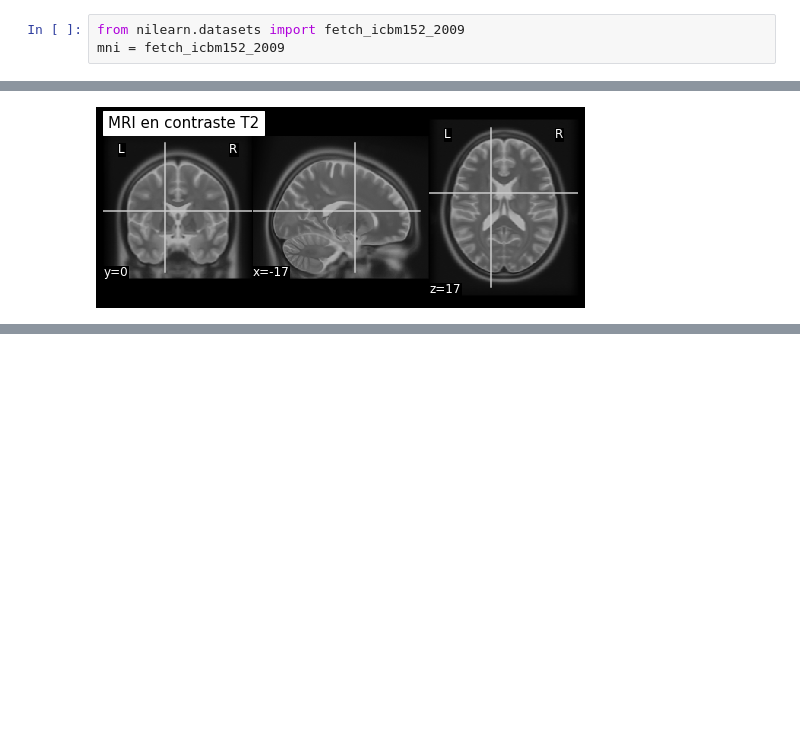
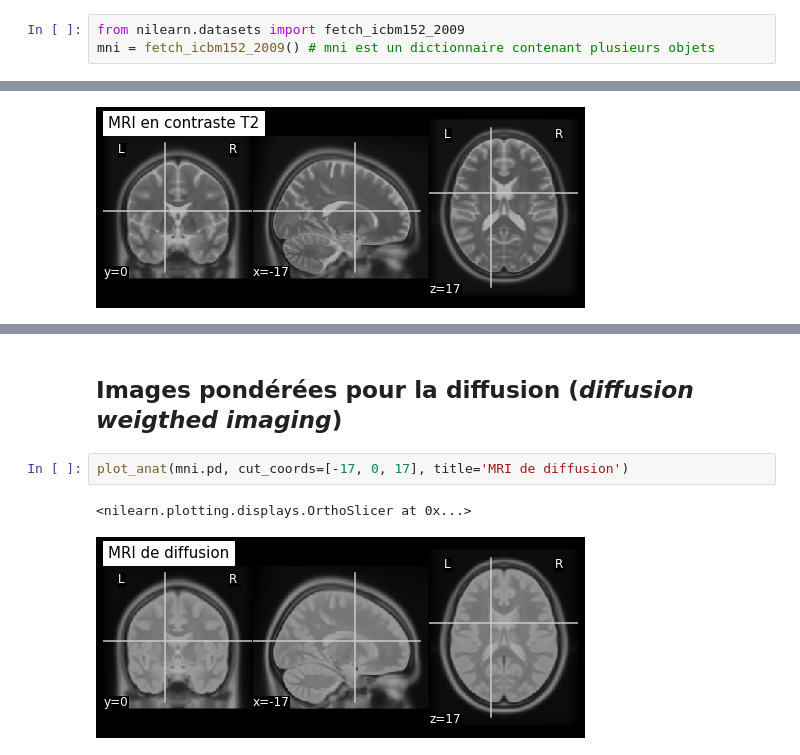
Before and after one commit to methodes-cogneuro/cours2_principes_irm, a Jupyter notebook: applications_cours2_principes_IRM.ipynb, the cells around one changed output, grey strips where cells are left out. Saved outputs shown, nothing was run; the diff lists cells and outputs as text; blank space fills up the shorter version.

```diff
--- a/applications_cours2_principes_IRM.ipynb
+++ b/applications_cours2_principes_IRM.ipynb
@@ -5,3 +32,3 @@ On commence par récupérer des données (...)
 # %%
 from nilearn.datasets import fetch_icbm152_2009
-mni = fetch_icbm152_2009
+mni = fetch_icbm152_2009() # mni est un dictionnaire contenant plusieurs objets
@@ -26,0 +92,7 @@ plot_anat(mni.t2, cut_coords=[-17, 0, 17], title='MRI en contraste T2')
+# %% [markdown]
+## Images pondérées pour la diffusion (*diffusion weigthed imaging*)
+# %%
+plot_anat(mni.pd, cut_coords=[-17, 0, 17], title='MRI de diffusion')
+# %% [output]
+<nilearn.plotting.displays.OrthoSlicer at 0x...>
+[figure, added]
```
Also changed, not shown: parts of 25 cells of this notebook.
